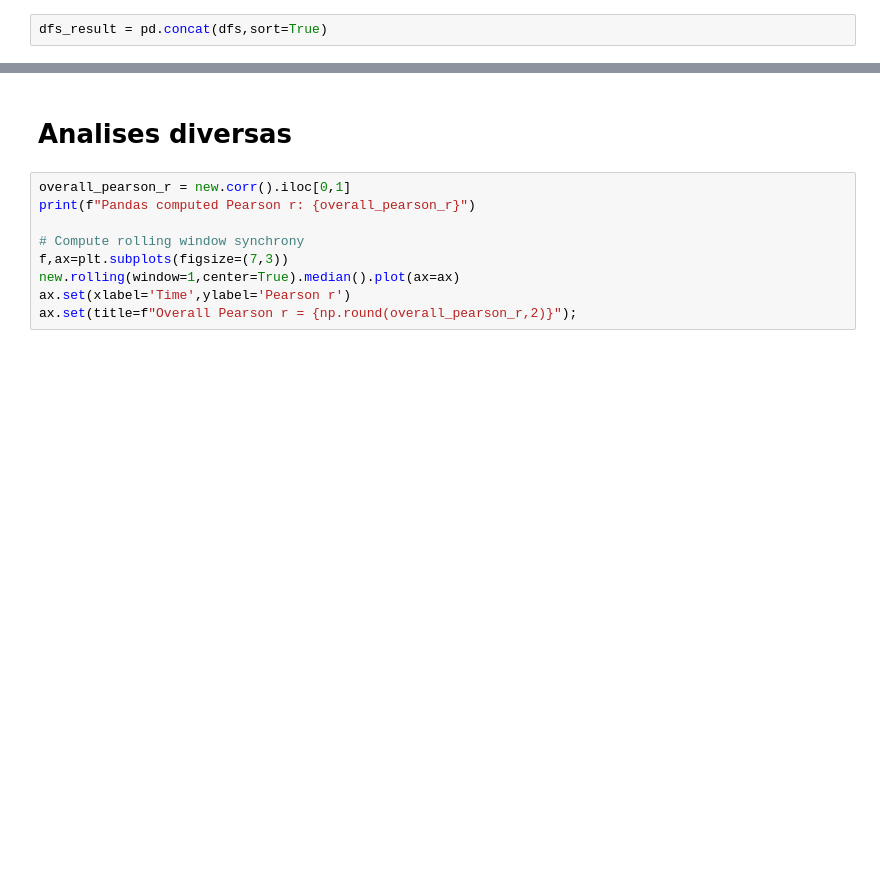
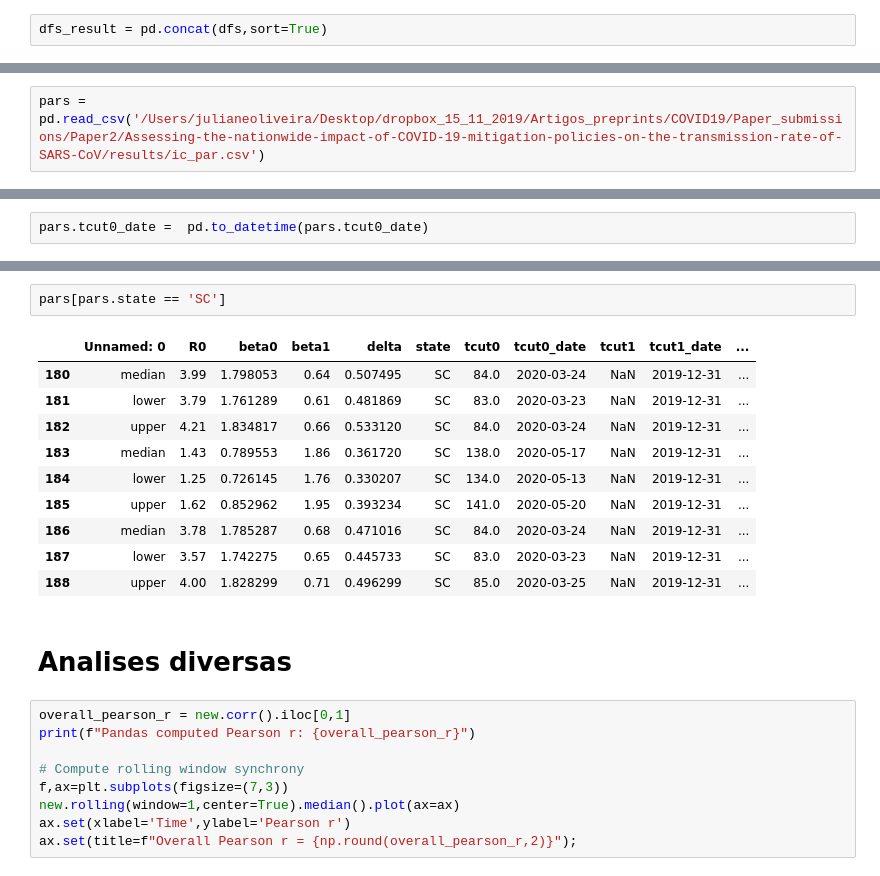
Before and after one commit to Julian-sun/Assessing-the-nationwide-impact-of-COVID-19-mitigation-policies-on-the-transmission-rate-of-SARS-CoV, a Jupyter notebook: script/Code analysis.ipynb, the cells around one changed output, grey strips where cells are left out. Saved outputs shown, nothing was run; the diff lists cells and outputs as text; blank space fills up the shorter version.

```diff
--- a/script/Code analysis.ipynb
+++ b/script/Code analysis.ipynb
@@ -367,0 +844,2 @@ dfs_result.to_csv('/Users/julianeoliveira/Desktop/dropbox_15_11_2019/Artigos_pre
+# %%
+pars = pd.read_csv('/Users/julianeoliveira/Desktop/dropbox_15_11_2019/Artigos_preprints/COVID19/Paper_submissions/Paper2/Assessing-the-nationwide-impact-of-COVID-19-mitigation-policies-on-the-transmission-rate-of-SARS-CoV/results/ic_par.csv')
@@ -367,0 +855,2 @@ dfs_result.to_csv('/Users/julianeoliveira/Desktop/dropbox_15_11_2019/Artigos_pre
+# %%
+pars.tcut0_date =  pd.to_datetime(pars.tcut0_date)
@@ -368,3 +950,16 @@ dfs_result.to_csv('/Users/julianeoliveira/Desktop/dropbox_15_11_2019/Artigos_pre
+# %%
+pars[pars.state == 'SC']
+# %% [output]
+|  | Unnamed: 0 | R0 | beta0 | beta1 | delta | state | tcut0 | tcut0_date | tcut1 | tcut1_date | ... |
+| 180 | median | 3.99 | 1.798053 | 0.64 | 0.507495 | SC | 84.0 | 2020-03-24 | NaN | 2019-12-31 | ... |
+| 181 | lower | 3.79 | 1.761289 | 0.61 | 0.481869 | SC | 83.0 | 2020-03-23 | NaN | 2019-12-31 | ... |
+| 182 | upper | 4.21 | 1.834817 | 0.66 | 0.533120 | SC | 84.0 | 2020-03-24 | NaN | 2019-12-31 | ... |
+| 183 | median | 1.43 | 0.789553 | 1.86 | 0.361720 | SC | 138.0 | 2020-05-17 | NaN | 2019-12-31 | ... |
+| 184 | lower | 1.25 | 0.726145 | 1.76 | 0.330207 | SC | 134.0 | 2020-05-13 | NaN | 2019-12-31 | ... |
+| 185 | upper | 1.62 | 0.852962 | 1.95 | 0.393234 | SC | 141.0 | 2020-05-20 | NaN | 2019-12-31 | ... |
+| 186 | median | 3.78 | 1.785287 | 0.68 | 0.471016 | SC | 84.0 | 2020-03-24 | NaN | 2019-12-31 | ... |
+| 187 | lower | 3.57 | 1.742275 | 0.65 | 0.445733 | SC | 83.0 | 2020-03-23 | NaN | 2019-12-31 | ... |
+| 188 | upper | 4.00 | 1.828299 | 0.71 | 0.496299 | SC | 85.0 | 2020-03-25 | NaN | 2019-12-31 | ... |
 # %% [markdown]
 # Analises diversas
 # %%
```
Also changed, not shown: parts of 55 cells of this notebook, 2 other files.
